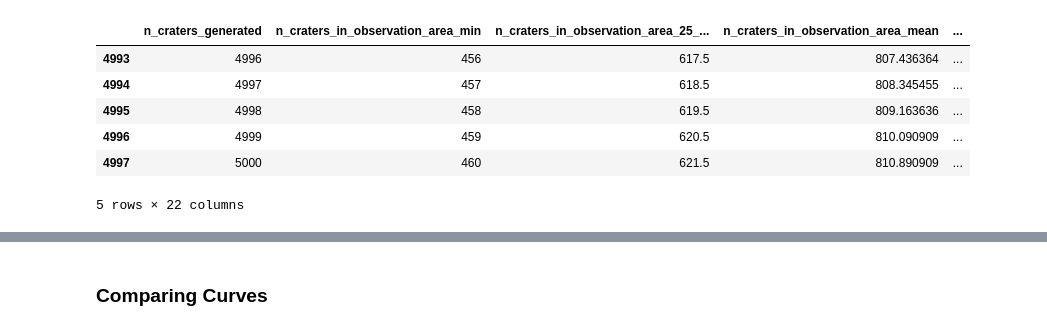
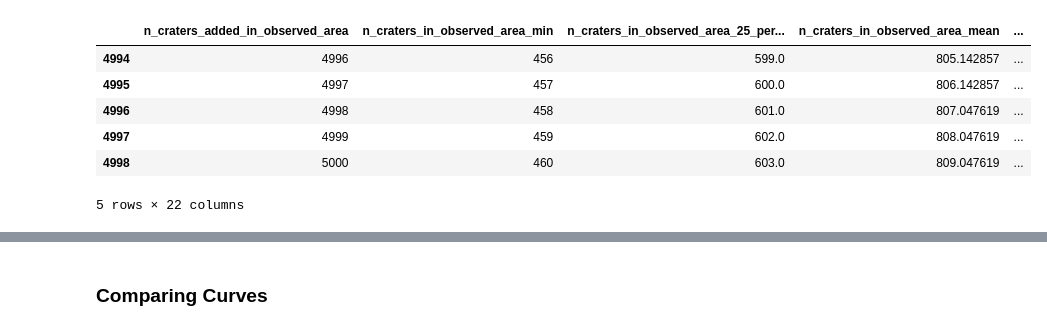
Before and after one commit to seanmason/saturation, a Jupyter notebook: notebooks/PlotStats.ipynb, the cells around one changed output, grey strips where cells are left out. Drawn from its saved outputs; the diff is of its cells as text; code cells hidden in the pictures.

```diff
--- a/notebooks/PlotStats.ipynb
+++ b/notebooks/PlotStats.ipynb
@@ -118,27 +118,27 @@ def percentile(n):
 # %%
 base_path = '/home/mason/output/'
 filenames = [
-    f'{base_path}/sim_run_1_3_0.4_1.5_{x}.csv'
-    for x in range(1, 56)
+    f'{base_path}/1.00_3.00_0.40_1.50/{x}/statistics.csv'
+    for x in range(1, 55)
 ]
 
 sim_stats = []
 for index, filename in enumerate(filenames):
     stats = pd.read_csv(filename)
     stats['simulation_id'] = index
     sim_stats.append(stats)
 
 stats = pd.concat(sim_stats, axis=0).dropna()
 
 python_stats = aggregate_simulations(stats, len(sim_stats))
 python_stats.tail()
 # %% [output]
-|  | n_craters_generated | n_craters_in_observation_area_min | n_craters_in_observation_area_25_... | n_craters_in_observation_area_mean | ... |
-| 4993 | 4996 | 456 | 617.5 | 807.436364 | ... |
-| 4994 | 4997 | 457 | 618.5 | 808.345455 | ... |
-| 4995 | 4998 | 458 | 619.5 | 809.163636 | ... |
-| 4996 | 4999 | 459 | 620.5 | 810.090909 | ... |
-| 4997 | 5000 | 460 | 621.5 | 810.890909 | ... |
+|  | n_craters_added_in_observed_area | n_craters_in_observed_area_min | n_craters_in_observed_area_25_per... | n_craters_in_observed_area_mean | ... |
+| 4994 | 4996 | 456 | 599.0 | 805.142857 | ... |
+| 4995 | 4997 | 457 | 600.0 | 806.142857 | ... |
+| 4996 | 4998 | 458 | 601.0 | 807.047619 | ... |
+| 4997 | 4999 | 459 | 602.0 | 808.047619 | ... |
+| 4998 | 5000 | 460 | 603.0 | 809.047619 | ... |
 5 rows × 22 columns
 # %%
 plot_statistics(python_stats)
```
Also changed, not shown: parts of 9 cells of this notebook, 7 other files.
